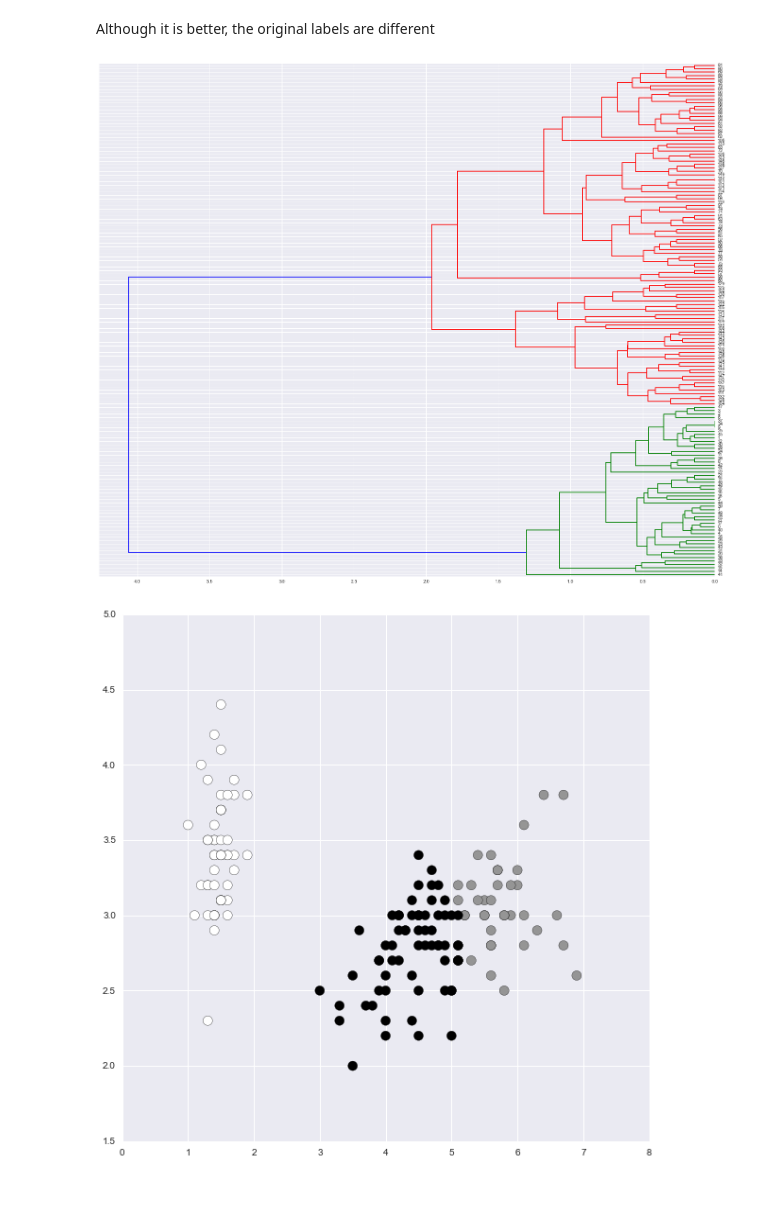
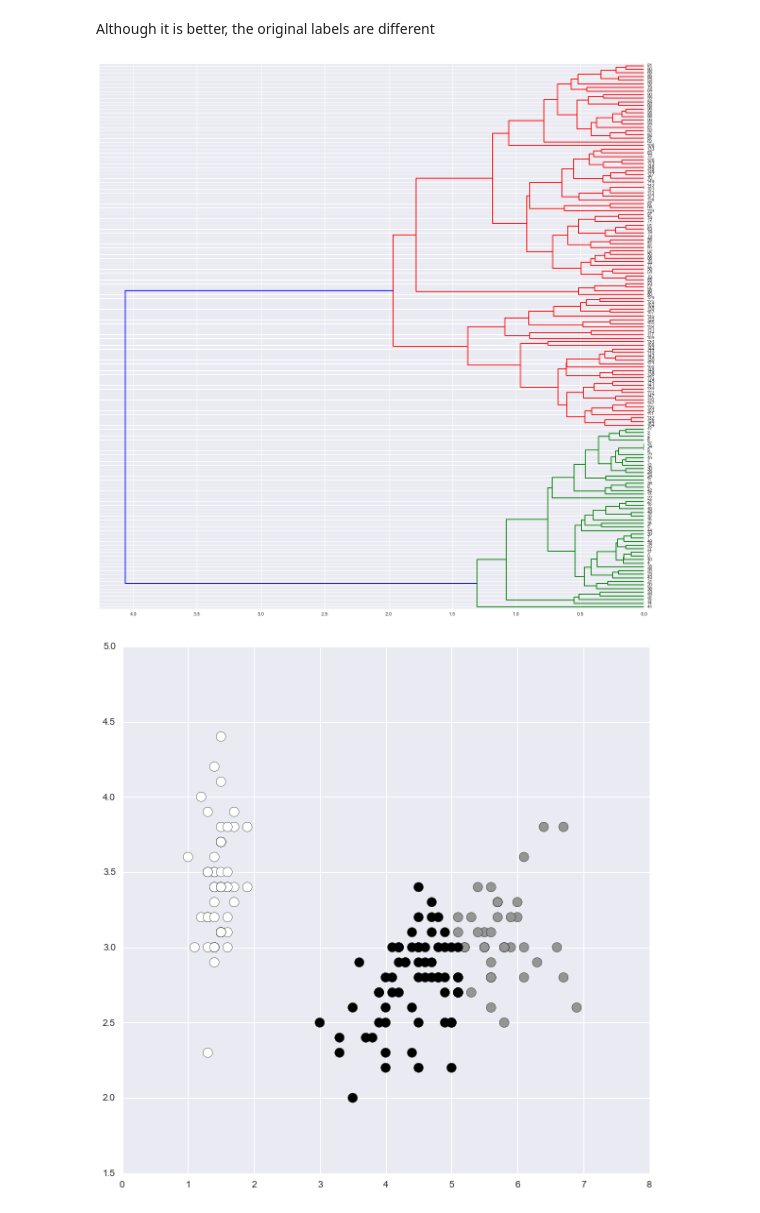
Before and after one commit to bejar/AMLTNotebooks, a Jupyter notebook: Notebooks/HierarchicalClustering.ipynb, the cells around one changed output. Drawn from its saved outputs; the diff is of its cells as text; code cells hidden in the pictures.

```diff
--- a/Notebooks/HierarchicalClustering.ipynb
+++ b/Notebooks/HierarchicalClustering.ipynb
@@ -66,11 +66,11 @@ print mutual_info_score(iris['target'],clabels )
 Although it is better, the original labels are different
 # %%
 clust = linkage(iris['data'], method='average')
-plt.figure(figsize=(24,20))
+plt.figure(figsize=(20,20))
 dendrogram(clust, distance_sort=True, orientation='right')
 plt.show()
 # %% [output]
-[figure, old version]
+[figure, new version]
 # %%
 plt.figure(figsize=(10,10))
 clabels = fcluster(clust, 3, criterion='maxclust')
```
Also changed, not shown: parts of 3 cells of this notebook, 2 other files.
